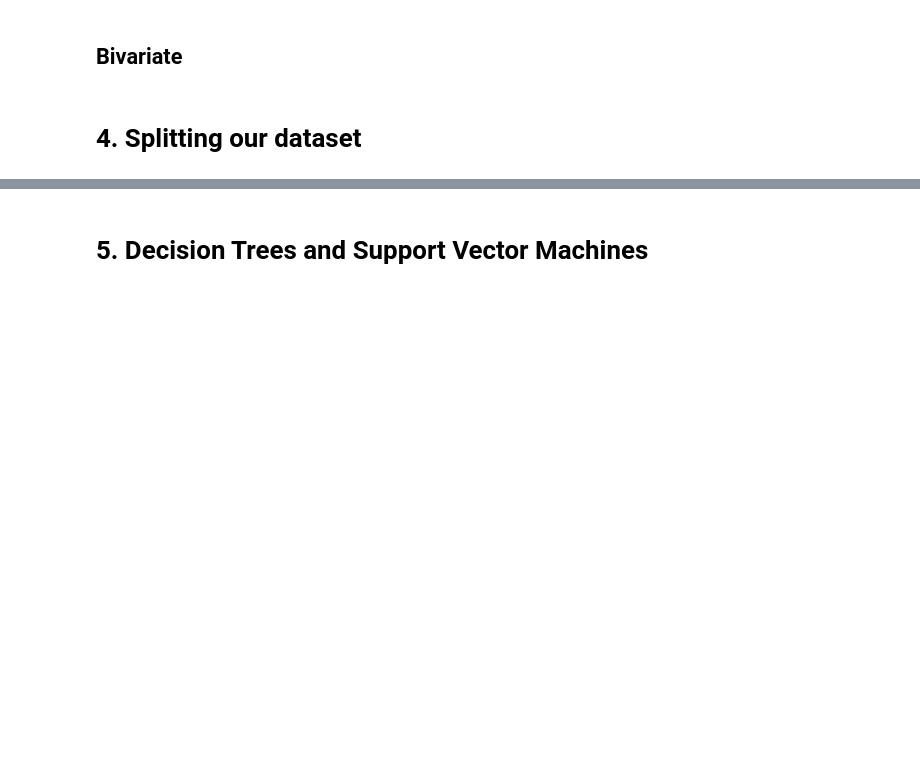
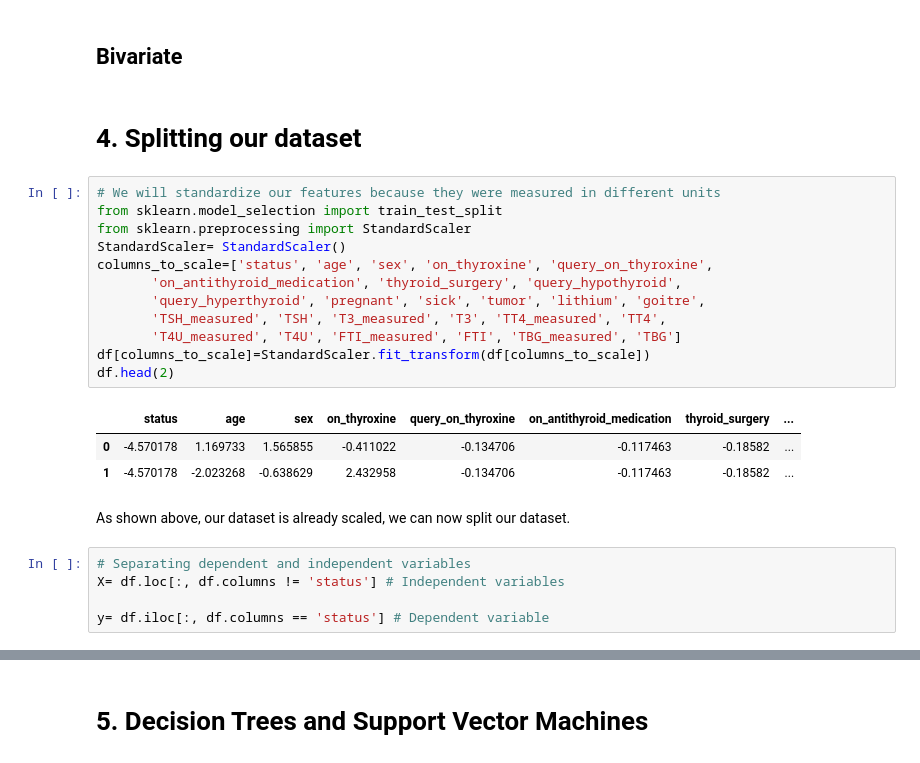
Before and after one commit to PrecyMaeMwanyungu/Hypothyroidism_prediction, a Jupyter notebook: _Precy_Mae_Independent_Project_Core_Week8.ipynb, the cells around one changed output, grey strips where cells are left out. Saved outputs shown, nothing was run; the diff lists cells and outputs as text; blank space fills up the shorter version.

```diff
--- a/_Precy_Mae_Independent_Project_Core_Week8.ipynb
+++ b/_Precy_Mae_Independent_Project_Core_Week8.ipynb
@@ -271,3 +312,26 @@ df.drop_duplicates(inplace=True)
 ## Bivariate
 # %% [markdown]
 # **4. Splitting our dataset**
+# %%
+# We will standardize our features because they were measured in different units
+from sklearn.model_selection import train_test_split
+from sklearn.preprocessing import StandardScaler
+StandardScaler= StandardScaler()
+columns_to_scale=['status', 'age', 'sex', 'on_thyroxine', 'query_on_thyroxine',
+       'on_antithyroid_medication', 'thyroid_surgery', 'query_hypothyroid',
+       'query_hyperthyroid', 'pregnant', 'sick', 'tumor', 'lithium', 'goitre',
+       'TSH_measured', 'TSH', 'T3_measured', 'T3', 'TT4_measured', 'TT4',
+       'T4U_measured', 'T4U', 'FTI_measured', 'FTI', 'TBG_measured', 'TBG']
+df[columns_to_scale]=StandardScaler.fit_transform(df[columns_to_scale])
+df.head(2)
+# %% [output]
+|  | status | age | sex | on_thyroxine | query_on_thyroxine | on_antithyroid_medication | thyroid_surgery | ... |
+| 0 | -4.570178 | 1.169733 | 1.565855 | -0.411022 | -0.134706 | -0.117463 | -0.18582 | ... |
+| 1 | -4.570178 | -2.023268 | -0.638629 | 2.432958 | -0.134706 | -0.117463 | -0.18582 | ... |
+# %% [markdown]
+As shown above, our dataset is already scaled, we can now split our dataset.
+# %%
+# Separating dependent and independent variables
+X= df.loc[:, df.columns != 'status'] # Independent variables
+
+y= df.iloc[:, df.columns == 'status'] # Dependent variable
```
Also changed, not shown: parts of 9 cells of this notebook.
